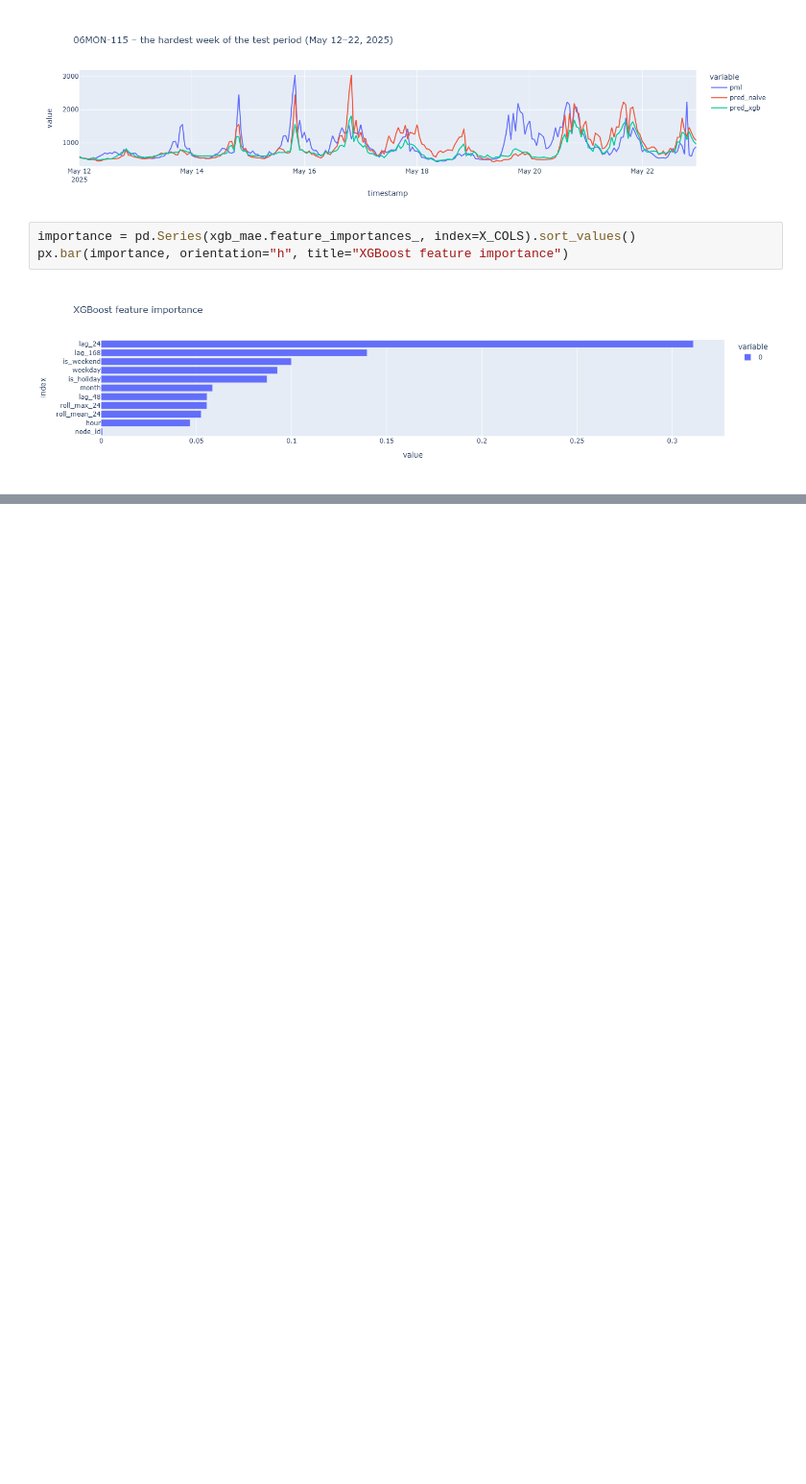
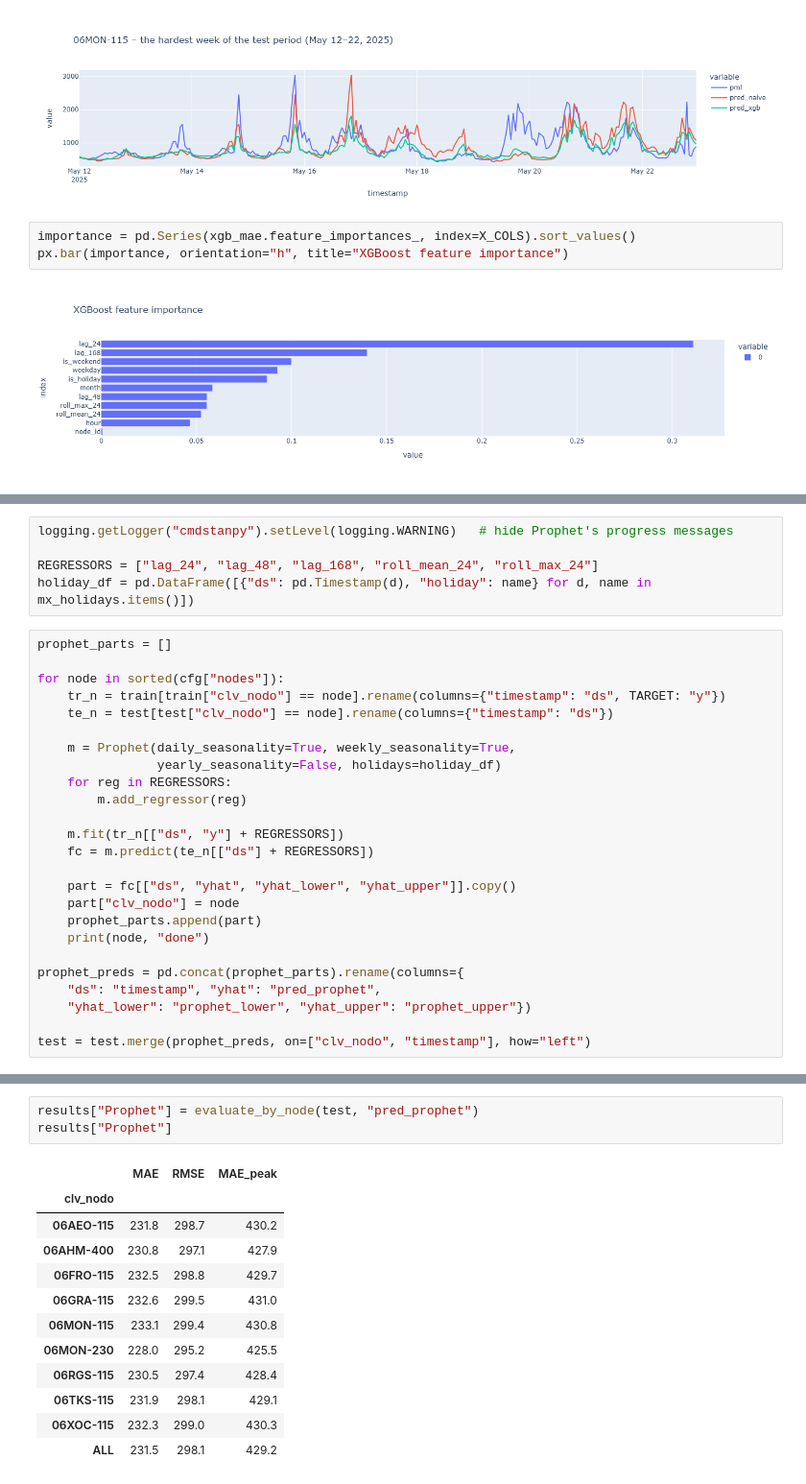
Before and after one commit to zyangarduno/CENACE-CHALLENGE, a Jupyter notebook: notebooks/03_modeling.ipynb, the cells around one changed output, grey strips where cells are left out. Shown at 96% size. Drawn from its saved outputs; the diff is of its cells as text; blank space fills up the shorter version.

Commit message:
Prophet model
Prophet model built

```diff
--- a/notebooks/03_modeling.ipynb
+++ b/notebooks/03_modeling.ipynb
@@ -512,0 +516,30 @@ px.bar(importance, orientation="h", title="XGBoost feature importance")
+# %%
+logging.getLogger("cmdstanpy").setLevel(logging.WARNING)   # hide Prophet's progress messages
+
+REGRESSORS = ["lag_24", "lag_48", "lag_168", "roll_mean_24", "roll_max_24"]
+holiday_df = pd.DataFrame([{"ds": pd.Timestamp(d), "holiday": name} for d, name in mx_holidays.items()])
+# %%
+prophet_parts = []
+
+for node in sorted(cfg["nodes"]):
+    tr_n = train[train["clv_nodo"] == node].rename(columns={"timestamp": "ds", TARGET: "y"})
+    te_n = test[test["clv_nodo"] == node].rename(columns={"timestamp": "ds"})
+
+    m = Prophet(daily_seasonality=True, weekly_seasonality=True,
+                yearly_seasonality=False, holidays=holiday_df)
+    for reg in REGRESSORS:
+        m.add_regressor(reg)
+
+    m.fit(tr_n[["ds", "y"] + REGRESSORS])
+    fc = m.predict(te_n[["ds"] + REGRESSORS])
+
+    part = fc[["ds", "yhat", "yhat_lower", "yhat_upper"]].copy()
+    part["clv_nodo"] = node
+    prophet_parts.append(part)
+    print(node, "done")
+
+prophet_preds = pd.concat(prophet_parts).rename(columns={
+    "ds": "timestamp", "yhat": "pred_prophet",
+    "yhat_lower": "prophet_lower", "yhat_upper": "prophet_upper"})
+
+test = test.merge(prophet_preds, on=["clv_nodo", "timestamp"], how="left")
@@ -512,0 +566,16 @@ px.bar(importance, orientation="h", title="XGBoost feature importance")
+# %%
+results["Prophet"] = evaluate_by_node(test, "pred_prophet")
+results["Prophet"]
+# %% [output]
+|  | MAE | RMSE | MAE_peak |
+| clv_nodo |  |  |  |
+| 06AEO-115 | 231.8 | 298.7 | 430.2 |
+| 06AHM-400 | 230.8 | 297.1 | 427.9 |
+| 06FRO-115 | 232.5 | 298.8 | 429.7 |
+| 06GRA-115 | 232.6 | 299.5 | 431.0 |
+| 06MON-115 | 233.1 | 299.4 | 430.8 |
+| 06MON-230 | 228.0 | 295.2 | 425.5 |
+| 06RGS-115 | 230.5 | 297.4 | 428.4 |
+| 06TKS-115 | 231.9 | 298.1 | 429.1 |
+| 06XOC-115 | 232.3 | 299.0 | 430.3 |
+| ALL | 231.5 | 298.1 | 429.2 |
```
Also changed, not shown: parts of 9 cells of this notebook, 1 other file.
